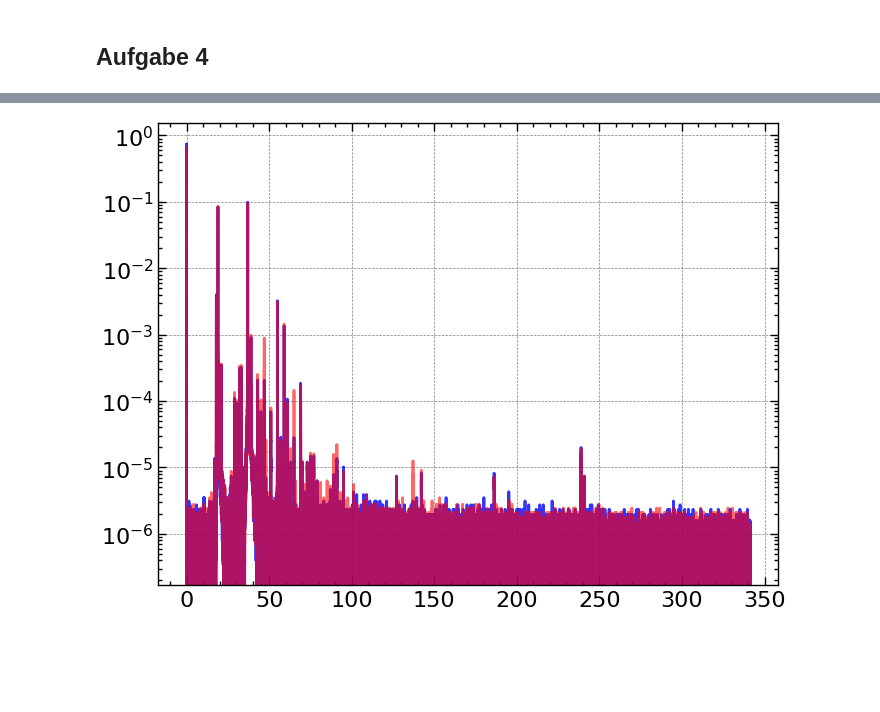
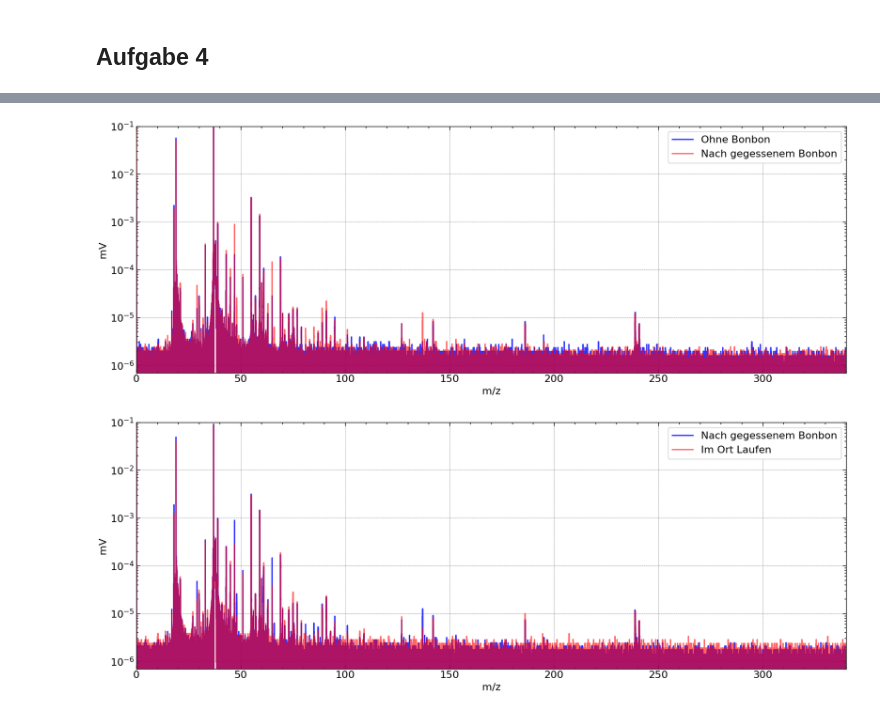
Before and after one commit to KemalOenen/advanced_labcourse, a Jupyter notebook: I002/data_analysis.ipynb, the cells around one changed output, grey strips where cells are left out. Cells and saved outputs as stored; diff of their text form; code cells hidden in the pictures; blank space fills up the shorter version.

```diff
--- a/I002/data_analysis.ipynb
+++ b/I002/data_analysis.ipynb
@@ -564,9 +564,14 @@ plt.show()
 # %%
 df_background=pd.read_csv("fourth_exercise_background.csv")
 df_before_candy=pd.read_csv("fourth_exercise_before_candy.csv")
+plt.rcParams["figure.figsize"] = (20,7)
 plt.plot(df_background["mass"], df_background["Combined"], color="blue", alpha=0.8, label="Hintergrund")
 plt.plot(df_before_candy["mass"], df_before_candy["Combined"], color="red", alpha=0.6, label="Ohne Bonbon")
 plt.yscale("log")
+plt.ylim(1e-7, 1)
+plt.xlim(0, 340)
 plt.legend()
+plt.xlabel("m/z")
+plt.ylabel("mV")
 plt.show()
 # %% [output]
@@ -574,7 +579,28 @@ plt.show()
 # %%
 df_candy=pd.read_csv("fourth_exercise_candy.csv")
+plt.rcParams["figure.figsize"] = (20,7)
 plt.plot(df_before_candy["mass"], df_before_candy["Combined"], color="blue", alpha=0.8, label="Ohne Bonbon")
 plt.plot(df_candy["mass"], df_candy["Combined"], color="red", alpha=0.6, label="Nach gegessenem Bonbon")
 plt.yscale("log")
+plt.ylim(7e-7, 1e-1)
+plt.xlim(0, 340)
+plt.xlabel("m/z")
+plt.ylabel("mV")
+plt.legend()
+plt.show()
 # %% [output]
-[figure, old version]
+[figure, new version]
+# %%
+df_running=pd.read_csv("fourth_exercise_running.csv")
+plt.rcParams["figure.figsize"] = (20,7)
+plt.plot(df_candy["mass"], df_candy["Combined"], color="blue", alpha=0.8, label="Nach gegessenem Bonbon")
+plt.plot(df_running["mass"], df_running["Combined"], color="red", alpha=0.6, label="Im Ort Laufen")
+plt.yscale("log")
+plt.ylim(7e-7, 1e-1)
+plt.xlim(0, 340)
+plt.xlabel("m/z")
+plt.ylabel("mV")
+plt.legend()
+plt.show()
+# %% [output]
+[figure, added]
```
Also changed, not shown: parts of 10 cells of this notebook, 12 other files.
